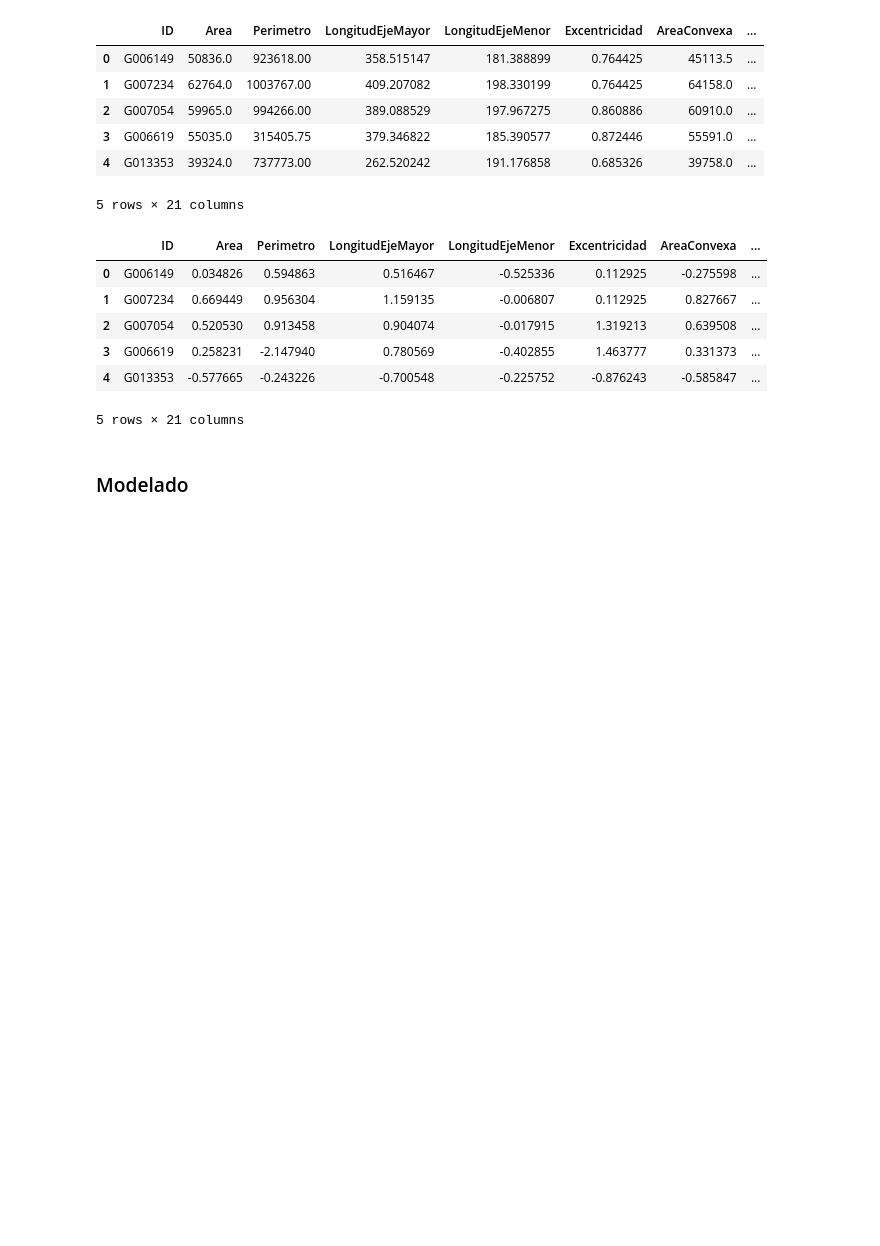
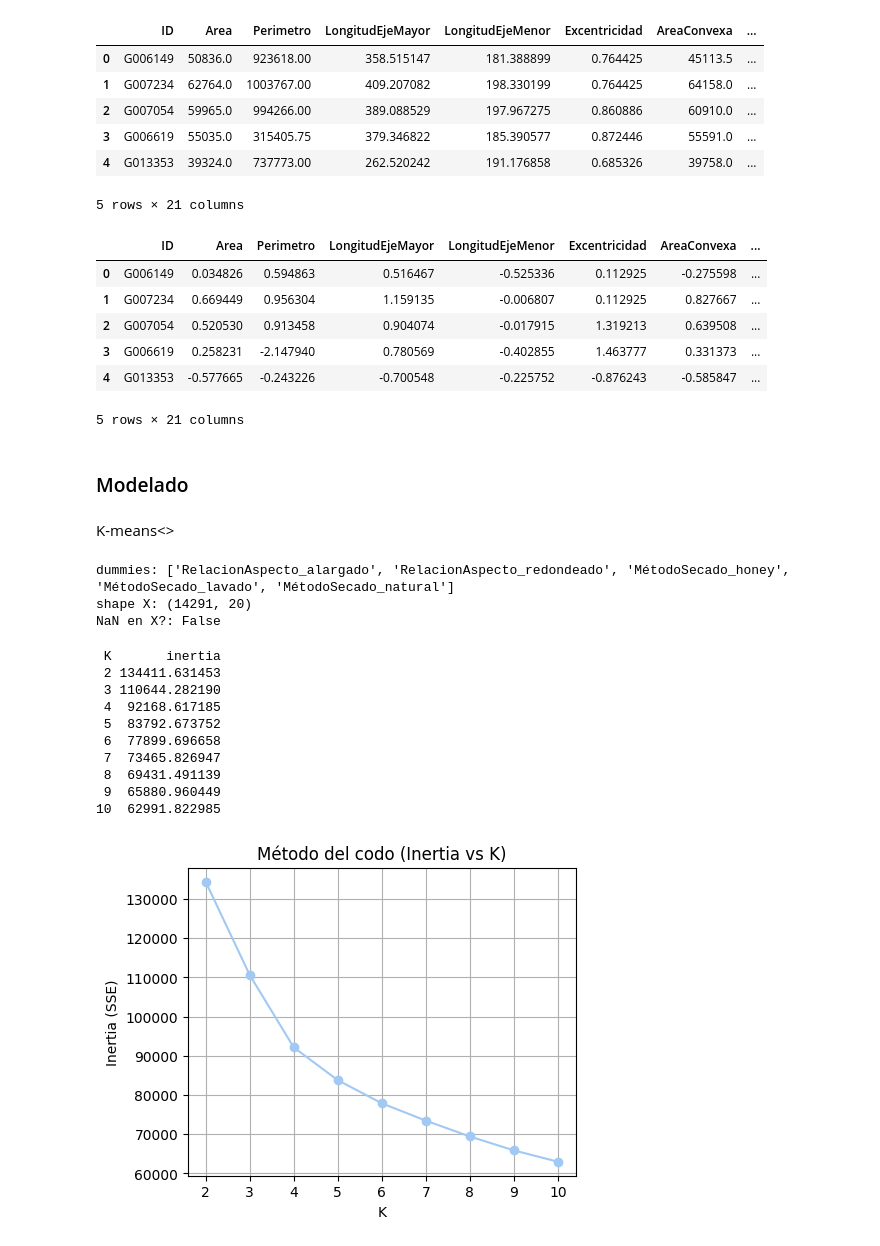
Before and after one commit to julianaduranl/Laboratorio2_G38, a Jupyter notebook: notebook.ipynb, the cells around one changed output. Cells and saved outputs as stored; diff of their text form; code cells hidden in the pictures; blank space fills up the shorter version.

```diff
--- a/notebook.ipynb
+++ b/notebook.ipynb
@@ -476,3 +476,59 @@ df.head(5)
 5 rows × 21 columns
 # %% [markdown]
 ### Modelado
+# %% [markdown]
+K-means<>
+# %%
+# 1) detectar dummies (0/1) creados de las categóricas
+dummy_cols = [c for c in df.columns if c.startswith('RelacionAspecto') or c.startswith('MétodoSecado')]
+
+# 2) detectar tus numéricas YA escaladas (las que no son dummies ni ID)
+cont_cols = [c for c in df.columns
+             if (df[c].dtype != 'object') and (c not in dummy_cols) and (c != 'ID')]
+
+# 3) armar la matriz X para k-means (numéricas escaladas + dummies 0/1)
+X = df[cont_cols + dummy_cols]
+
+print("dummies:", dummy_cols)
+print("shape X:", X.shape)
+print("NaN en X?:", X.isnull().any().any())
+# %% [output]
+dummies: ['RelacionAspecto_alargado', 'RelacionAspecto_redondeado', 'MétodoSecado_honey', 'MétodoSecado_lavado', 'MétodoSecado_natural']
+shape X: (14291, 20)
+NaN en X?: False
+# %%
+from sklearn.cluster import KMeans
+import pandas as pd
+import matplotlib.pyplot as plt
+
+Ks = range(2, 11)  # probamos K = 2..10 (puedes ampliar si lo ves necesario)
+inertias = []
+
+for k in Ks:
+    km = KMeans(n_clusters=k, init="k-means++", n_init=25, random_state=42)
+    km.fit(X)
+    inertias.append(km.inertia_)
+
+# tabla de resultados
+elbow_df = pd.DataFrame({"K": list(Ks), "inertia": inertias})
+print(elbow_df.to_string(index=False))
+
+# gráfica del codo
+plt.figure(figsize=(5,4))
+plt.plot(elbow_df["K"], elbow_df["inertia"], marker="o")
+plt.title("Método del codo (Inertia vs K)")
+plt.xlabel("K"); plt.ylabel("Inertia (SSE)")
+plt.xticks(list(Ks)); plt.grid(True)
+plt.show()
+# %% [output]
+ K       inertia
+ 2 134411.631453
+ 3 110644.282190
+ 4  92168.617185
+ 5  83792.673752
+ 6  77899.696658
+ 7  73465.826947
+ 8  69431.491139
+ 9  65880.960449
+10  62991.822985
+[figure, added]
```
Also changed, not shown: parts of 5 cells of this notebook, 1 other file.
